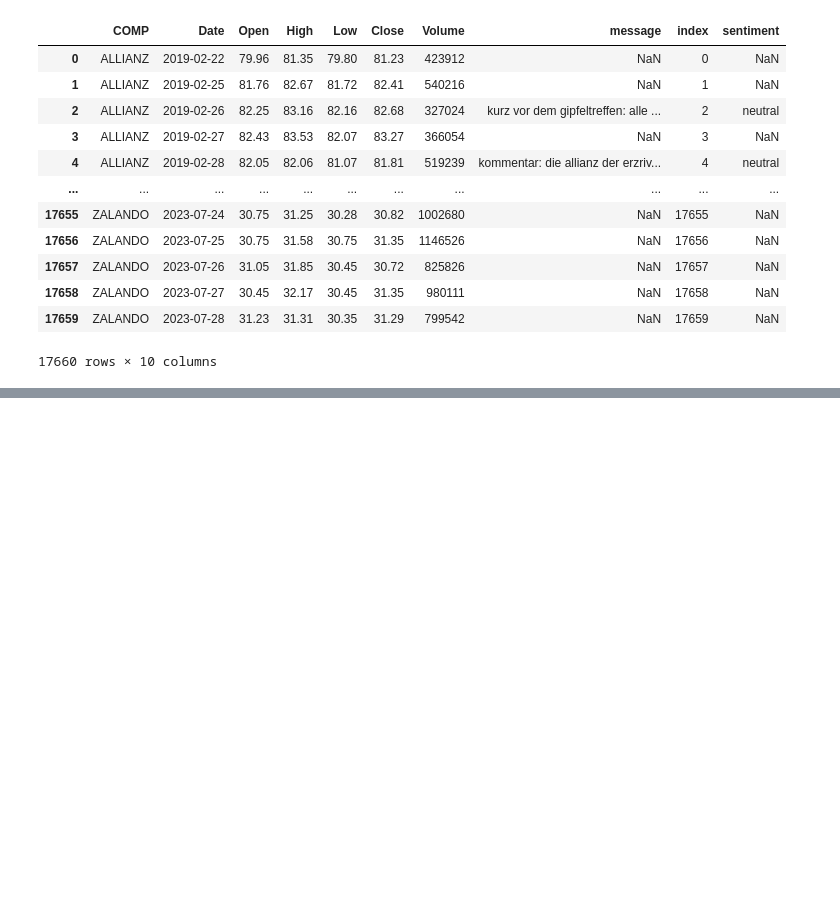
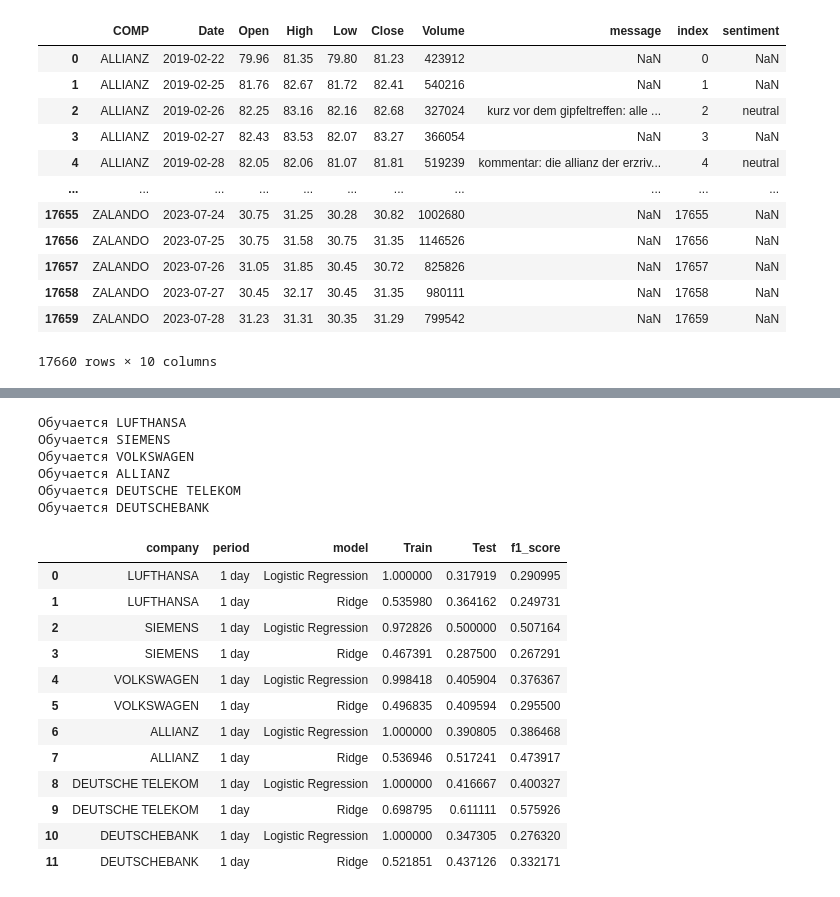
Before and after one commit to dariagerasimenko/stock_changes_german_news, a Jupyter notebook: EDA both news and prices.ipynb, the cells around one changed output, grey strips where cells are left out. Saved outputs shown, nothing was run; the diff lists cells and outputs as text; code cells hidden in the pictures; blank space fills up the shorter version.

```diff
--- a/EDA both news and prices.ipynb
+++ b/EDA both news and prices.ipynb
@@ -259,0 +573,25 @@ df_final
+# %%
+report_1 = scores_without_texts(how = 'table')
+# %% [output]
+Обучается LUFTHANSA
+Обучается SIEMENS
+Обучается VOLKSWAGEN
+Обучается ALLIANZ
+Обучается DEUTSCHE TELEKOM
+Обучается DEUTSCHEBANK
+# %%
+report_1
+# %% [output]
+|  | company | period | model | Train | Test | f1_score |
+| 0 | LUFTHANSA | 1 day | Logistic Regression | 1.000000 | 0.317919 | 0.290995 |
+| 1 | LUFTHANSA | 1 day | Ridge | 0.535980 | 0.364162 | 0.249731 |
+| 2 | SIEMENS | 1 day | Logistic Regression | 0.972826 | 0.500000 | 0.507164 |
+| 3 | SIEMENS | 1 day | Ridge | 0.467391 | 0.287500 | 0.267291 |
+| 4 | VOLKSWAGEN | 1 day | Logistic Regression | 0.998418 | 0.405904 | 0.376367 |
+| 5 | VOLKSWAGEN | 1 day | Ridge | 0.496835 | 0.409594 | 0.295500 |
+| 6 | ALLIANZ | 1 day | Logistic Regression | 1.000000 | 0.390805 | 0.386468 |
+| 7 | ALLIANZ | 1 day | Ridge | 0.536946 | 0.517241 | 0.473917 |
+| 8 | DEUTSCHE TELEKOM | 1 day | Logistic Regression | 1.000000 | 0.416667 | 0.400327 |
+| 9 | DEUTSCHE TELEKOM | 1 day | Ridge | 0.698795 | 0.611111 | 0.575926 |
+| 10 | DEUTSCHEBANK | 1 day | Logistic Regression | 1.000000 | 0.347305 | 0.276320 |
+| 11 | DEUTSCHEBANK | 1 day | Ridge | 0.521851 | 0.437126 | 0.332171 |
```
Also changed, not shown: parts of 22 cells of this notebook.
